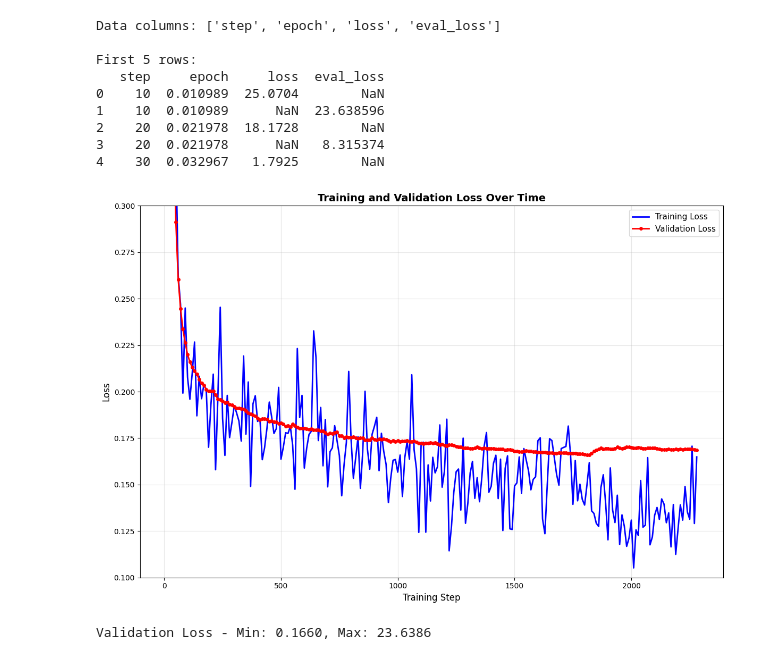
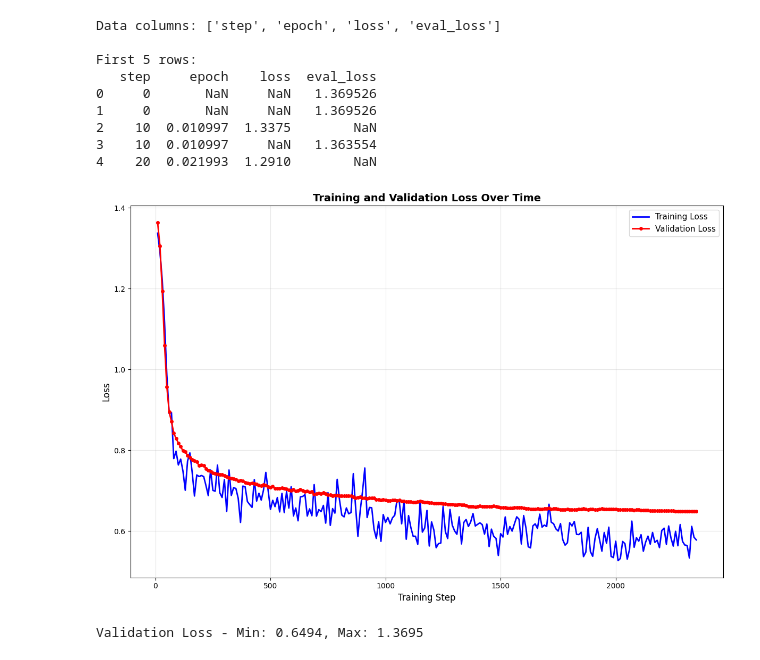
Before and after one commit to Igzi/fall-2025-semester-project, a Jupyter notebook: training/plot_graphs.ipynb, the cells around one changed output. Drawn from its saved outputs; the diff is of its cells as text; code cells hidden in the pictures.

Commit message:
Training results

```diff
--- a/training/plot_graphs.ipynb
+++ b/training/plot_graphs.ipynb
@@ -4,7 +4,7 @@ import pandas as pd
 import numpy as np
 
 # Load the training log data
-df = pd.read_csv('lora-llama2-r8/training_log.csv')
+df = pd.read_csv('./baseline/lora-llama2-r8/training_log.csv')
 
 # Display the first few rows to understand the data structure
 print("Data columns:", df.columns.tolist())
@@ -15,44 +15,41 @@ print(df.head())
 plt.figure(figsize=(12, 8))
 
 # Plot training loss
 if 'loss' in df.columns:
-    plt.plot(df['step'][::2], df['loss'][::2], label='Training Loss', color='blue', linewidth=2)
+    plt.plot(df['step'][2::2], df['loss'][2::2], label='Training Loss', color='blue', linewidth=2)
 
 # Plot validation loss
 if 'eval_loss' in df.columns:
-    plt.plot(df['step'][1::2], df['eval_loss'][1::2], label='Validation Loss', color='red', linewidth=2, marker='o', markersize=4)
+    plt.plot(df['step'][3::2], df['eval_loss'][3::2], label='Validation Loss', color='red', linewidth=2, marker='o', markersize=4)
 
 # Customize the plot
 plt.xlabel('Training Step', fontsize=12)
 plt.ylabel('Loss', fontsize=12)
-plt.ylim(top=0.3, bottom=0.1)
+#plt.ylim(top=0.3, bottom=0.1)
 plt.title('Training and Validation Loss Over Time', fontsize=14, fontweight='bold')
 plt.legend(fontsize=11)
 plt.grid(True, alpha=0.3)
-
-# Set y-axis to log scale if loss values vary widely
-# plt.yscale('log')  # Uncomment if needed
 
 # Improve layout
 plt.tight_layout()
 
 # Show the plot
 plt.show()
 
 # Print some statistics
 if 'train_loss' in df.columns:
     print(f"\nTraining Loss - Min: {df['train_loss'].min():.4f}, Max: {df['train_loss'].max():.4f}")
 if 'eval_loss' in df.columns:
     print(f"Validation Loss - Min: {df['eval_loss'].min():.4f}, Max: {df['eval_loss'].max():.4f}")
 # %% [output]
 Data columns: ['step', 'epoch', 'loss', 'eval_loss']
 
 First 5 rows:
-   step     epoch     loss  eval_loss
-0    10  0.010989  25.0704        NaN
-1    10  0.010989      NaN  23.638596
-2    20  0.021978  18.1728        NaN
-3    20  0.021978      NaN   8.315374
-4    30  0.032967   1.7925        NaN
+   step     epoch    loss  eval_loss
+0     0       NaN     NaN   1.369526
+1     0       NaN     NaN   1.369526
+2    10  0.010997  1.3375        NaN
+3    10  0.010997     NaN   1.363554
+4    20  0.021993  1.2910        NaN
-[figure, old version]
+[figure, new version]
-Validation Loss - Min: 0.1660, Max: 23.6386
+Validation Loss - Min: 0.6494, Max: 1.3695
```
Also changed, not shown: parts of 2 cells of this notebook, 8 other files.
